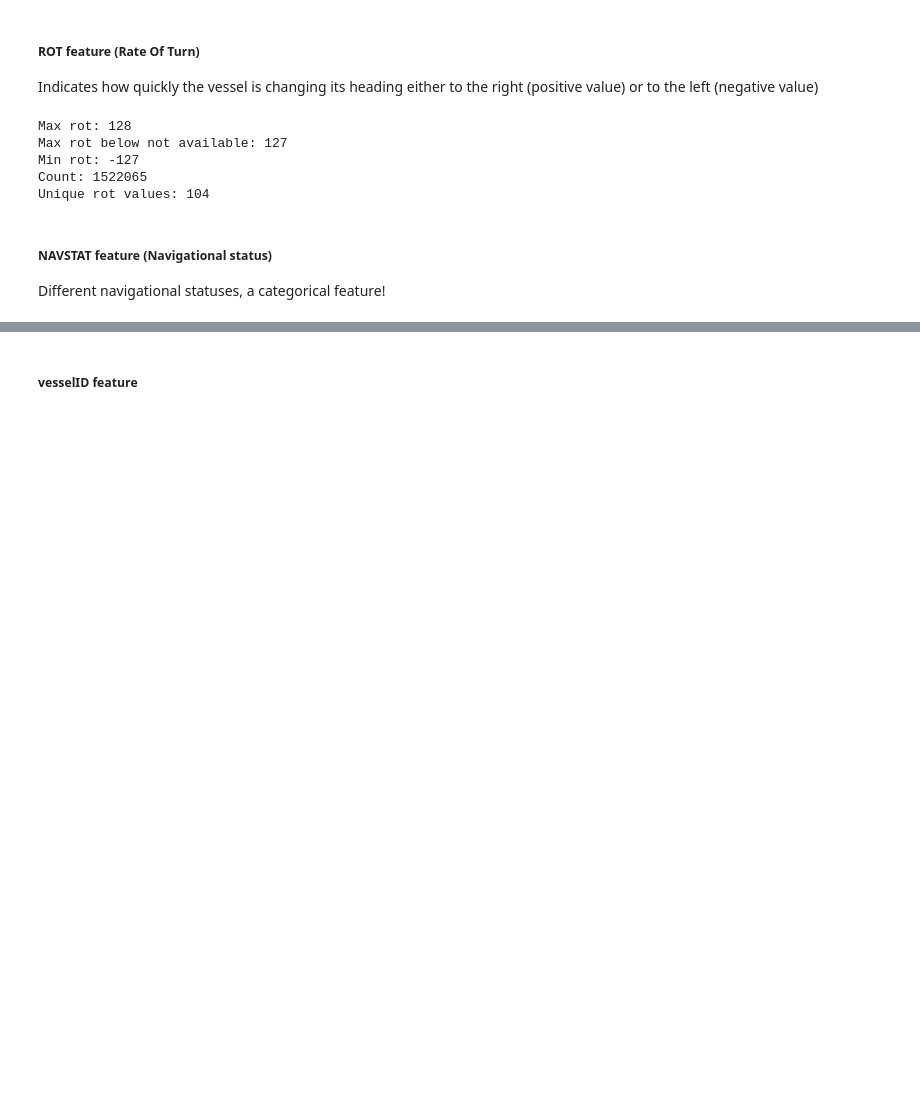
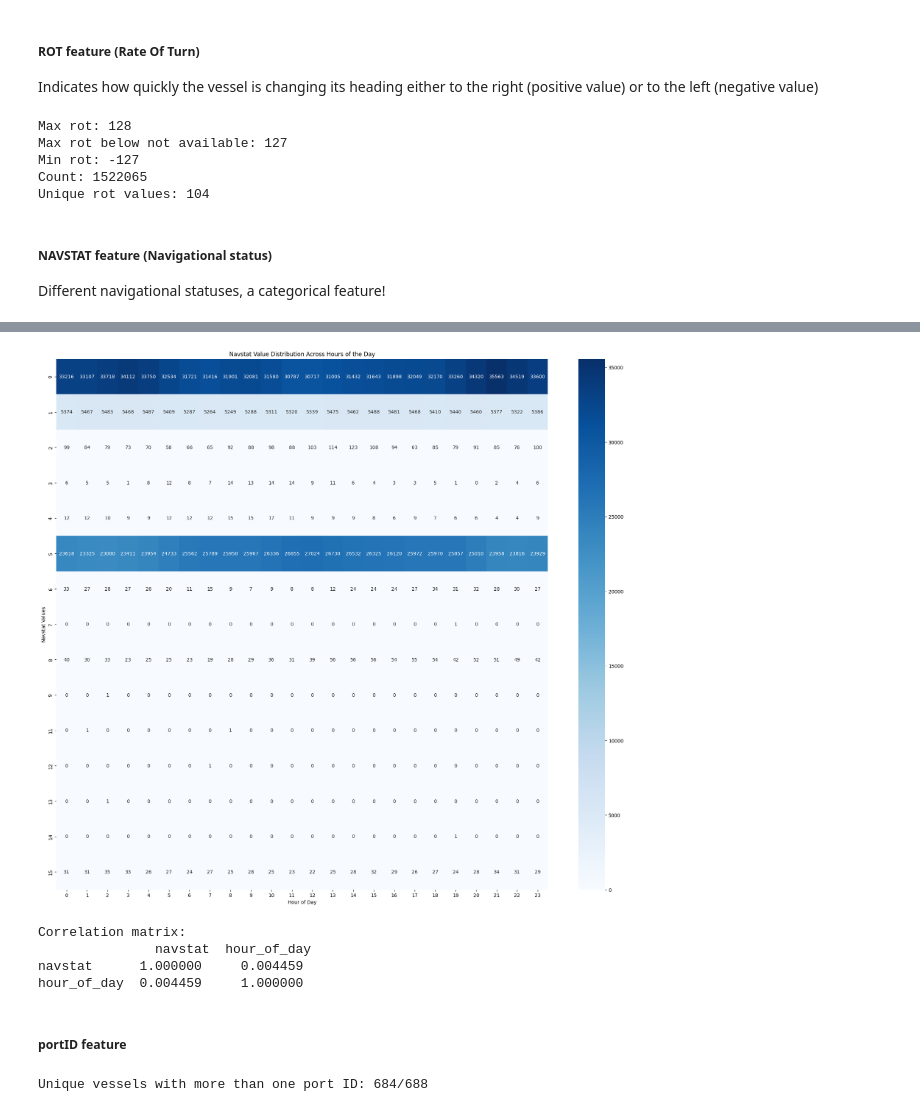
Before and after one commit to javanster/AIS-Vessel-Trajectory-Prediction, a Jupyter notebook: eda.ipynb, the cells around one changed output, grey strips where cells are left out. Drawn from its saved outputs; the diff is of its cells as text; code cells hidden in the pictures; blank space fills up the shorter version.

```diff
--- a/eda.ipynb
+++ b/eda.ipynb
@@ -435,2 +451,49 @@ Unique value count: 15
+# %%
+# Check whether there is some correlation between navstat value and time
+
+train_df_copy = pd.DataFrame(train_df)
+
+train_df_copy['time_converted'] = pd.to_datetime(train_df_copy['time'], errors='coerce')
+
+# Step 2: Extract the hour of the day from the 'time_converted' column
+train_df_copy['hour_of_day'] = train_df_copy['time_converted'].dt.hour
+
+# Step 3: Group by 'navstat' and 'hour_of_day' to see frequency distribution
+navstat_time_distribution = train_df_copy.groupby(['navstat', 'hour_of_day']).size().unstack(fill_value=0)
+
+# Step 4: Plot the distribution of navstat values over the hours of the day
+plt.figure(figsize=(23, 20))
+sns.heatmap(navstat_time_distribution, cmap="Blues", annot=True, fmt="d")
+
+# Add labels and title
+plt.xlabel('Hour of Day')
+plt.ylabel('Navstat Values')
+plt.title('Navstat Value Distribution Across Hours of the Day')
+
+plt.show()
+
+# Optional: Correlation between navstat and hour of day using a statistical method
+correlation = train_df_copy[['navstat', 'hour_of_day']].corr(method='pearson')
+print("Correlation matrix:\n", correlation)
+# %% [output]
+[figure, added]
+Correlation matrix:
+               navstat  hour_of_day
+navstat      1.000000     0.004459
+hour_of_day  0.004459     1.000000
 # %% [markdown]
-##### vesselID feature
+##### portID feature
+# %%
+distinct_vesselIds = train_df["vesselId"].unique()
+
+counter = 0
+
+for vesselId in distinct_vesselIds:
+    df = train_df[train_df["vesselId"] == vesselId]
+    unique_portIds = df["portId"].unique()
+    if len(unique_portIds) > 1:
+        counter += 1
+
+print(f"Unique vessels with more than one port ID: {counter}/{len(distinct_vesselIds)}")
+# %% [output]
+Unique vessels with more than one port ID: 684/688
```
Also changed, not shown: parts of 3 cells of this notebook, 3 other files.
